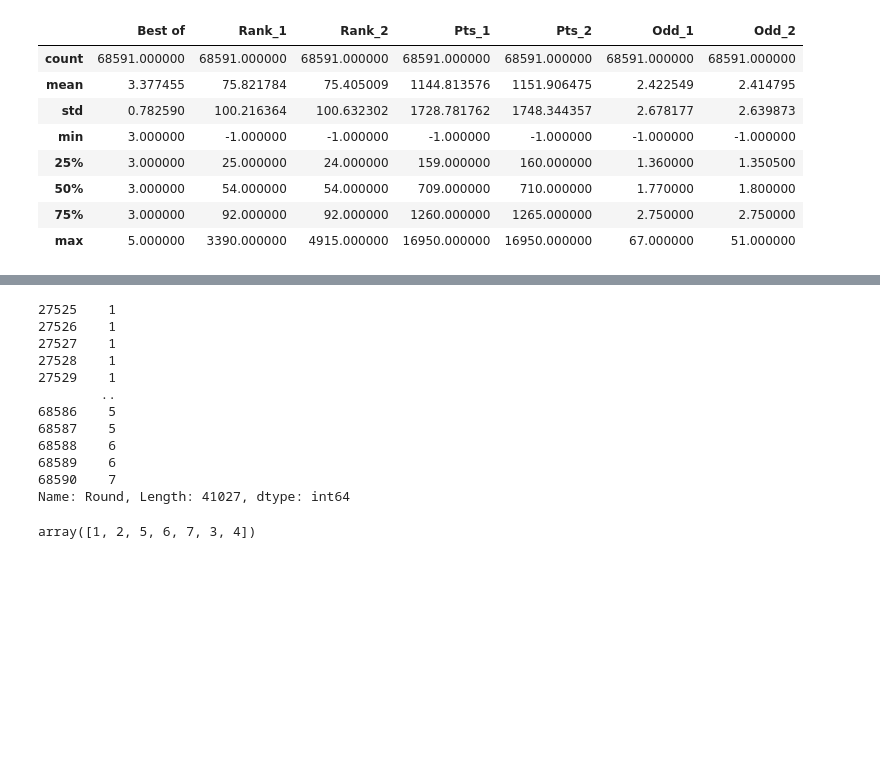
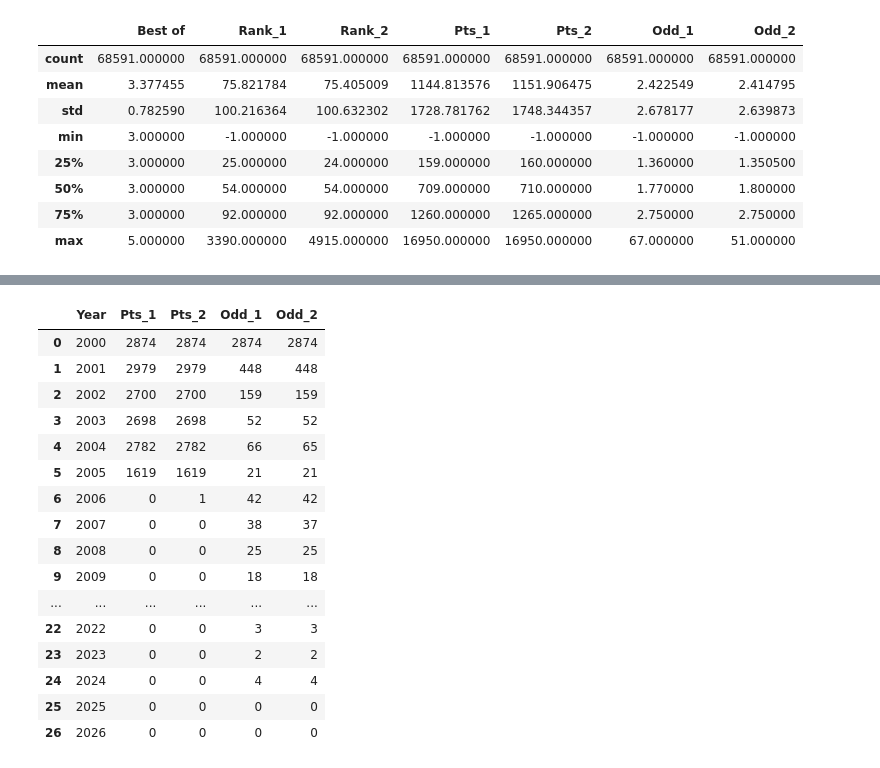
Before and after one commit to advait-kale/Data-Analysis-, a Jupyter notebook: tennis.ipynb, the cells around one changed output, grey strips where cells are left out. Saved outputs shown, nothing was run; the diff lists cells and outputs as text; code cells hidden in the pictures; blank space fills up the shorter version.

```diff
--- a/tennis.ipynb
+++ b/tennis.ipynb
@@ -175,3 +52 @@ Score          0
 dtype: int64
-# %%
-df = df.dropna()
@@ -208 +53,3 @@ df.head(5)
+# %%
+df["Date"] = pd.to_datetime(df["Date"])
 # %%
@@ -246,20 +81,23 @@ memory usage: 5.6 MB
-# %%
-df["Round"] = df["Round"].str.strip().map(round_order)
-df["Round"]
-# %% [output]
-27525    1
-27526    1
-27527    1
-27528    1
-27529    1
-        ..
-68586    5
-68587    5
-68588    6
-68589    6
-68590    7
-Name: Round, Length: 41027, dtype: int64
-# %%
-df["Round"].unique()
-# %% [output]
-array([1, 2, 5, 6, 7, 3, 4])
+# %%
+df["Year"] = df["Date"].dt.year
+# %%
+year_with_most_nan = df[cols_with_minus_one].isna().groupby(df["Year"], as_index=False).sum()
+year_with_most_nan
+# %% [output]
+|  | Year | Pts_1 | Pts_2 | Odd_1 | Odd_2 |
+| 0 | 2000 | 2874 | 2874 | 2874 | 2874 |
+| 1 | 2001 | 2979 | 2979 | 448 | 448 |
+| 2 | 2002 | 2700 | 2700 | 159 | 159 |
+| 3 | 2003 | 2698 | 2698 | 52 | 52 |
+| 4 | 2004 | 2782 | 2782 | 66 | 65 |
+| 5 | 2005 | 1619 | 1619 | 21 | 21 |
+| 6 | 2006 | 0 | 1 | 42 | 42 |
+| 7 | 2007 | 0 | 0 | 38 | 37 |
+| 8 | 2008 | 0 | 0 | 25 | 25 |
+| 9 | 2009 | 0 | 0 | 18 | 18 |
+| ... | ... | ... | ... | ... | ... |
+| 22 | 2022 | 0 | 0 | 3 | 3 |
+| 23 | 2023 | 0 | 0 | 2 | 2 |
+| 24 | 2024 | 0 | 0 | 4 | 4 |
+| 25 | 2025 | 0 | 0 | 0 | 0 |
+| 26 | 2026 | 0 | 0 | 0 | 0 |
```
Also changed, not shown: parts of 26 cells of this notebook, 7 other files.
